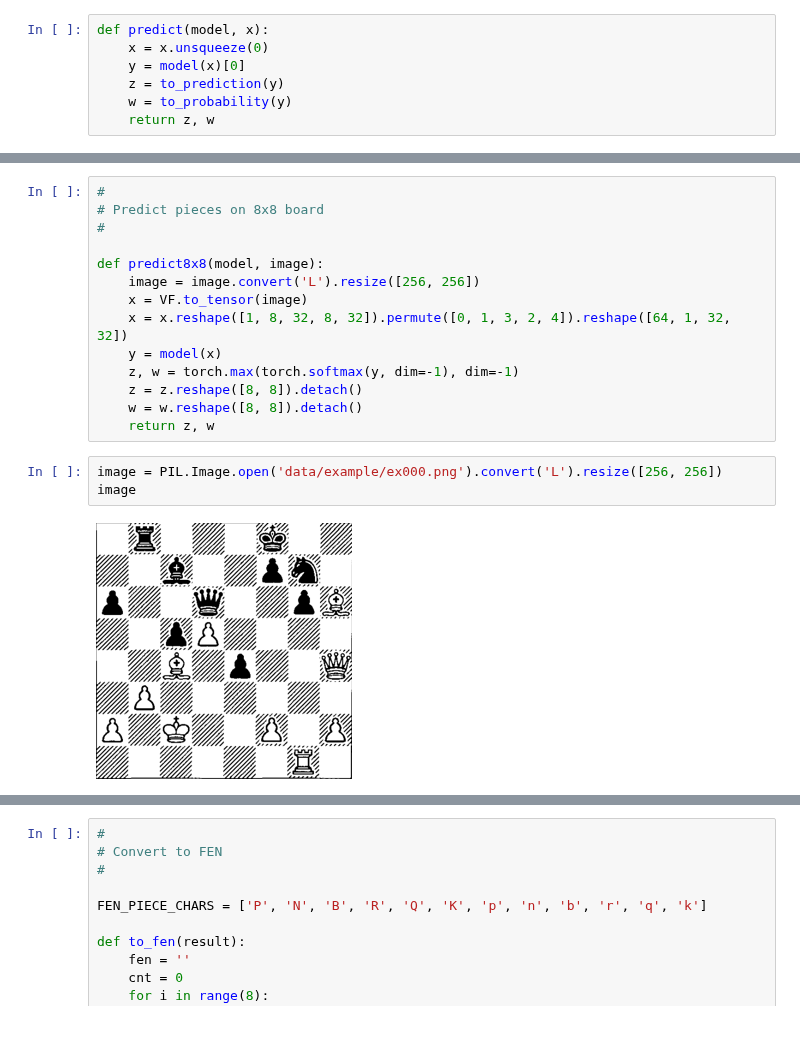
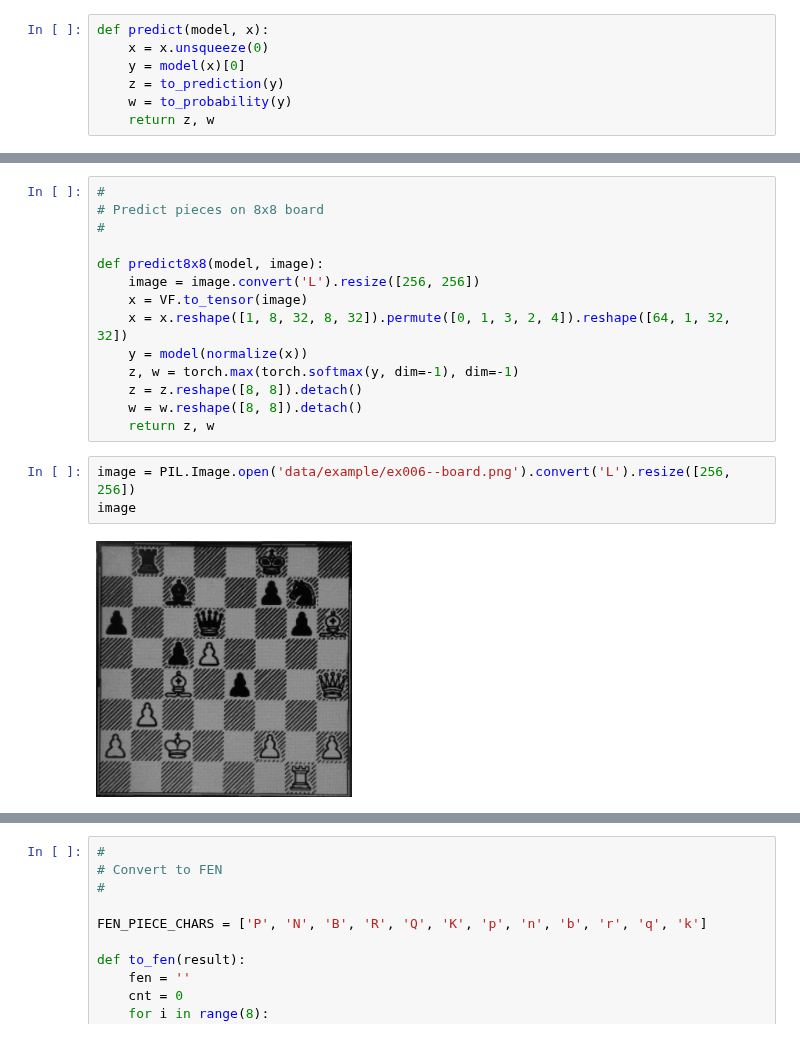
Before and after one commit to hi-ogawa/chess-ocr, a Jupyter notebook: detect_piece.ipynb, the cells around one changed output, grey strips where cells are left out. Saved outputs shown, nothing was run; the diff lists cells and outputs as text.

Commit message:
Update model

```diff
--- a/detect_piece.ipynb
+++ b/detect_piece.ipynb
@@ -252,16 +274,16 @@ def predict8x8(model, image):
     image = image.convert('L').resize([256, 256])
     x = VF.to_tensor(image)
     x = x.reshape([1, 8, 32, 8, 32]).permute([0, 1, 3, 2, 4]).reshape([64, 1, 32, 32])
-    y = model(x)
+    y = model(normalize(x))
     z, w = torch.max(torch.softmax(y, dim=-1), dim=-1)
     z = z.reshape([8, 8]).detach()
     w = w.reshape([8, 8]).detach()
     return z, w
 # %%
-image = PIL.Image.open('data/example/ex000.png').convert('L').resize([256, 256])
+image = PIL.Image.open('data/example/ex006--board.png').convert('L').resize([256, 256])
 image
 # %% [output]
-[figure, old version]
+[figure, new version]
 # %%
 predict8x8(model, image)
 # %% [output]
```
Also changed, not shown: parts of 12 cells of this notebook, 9 other files.
